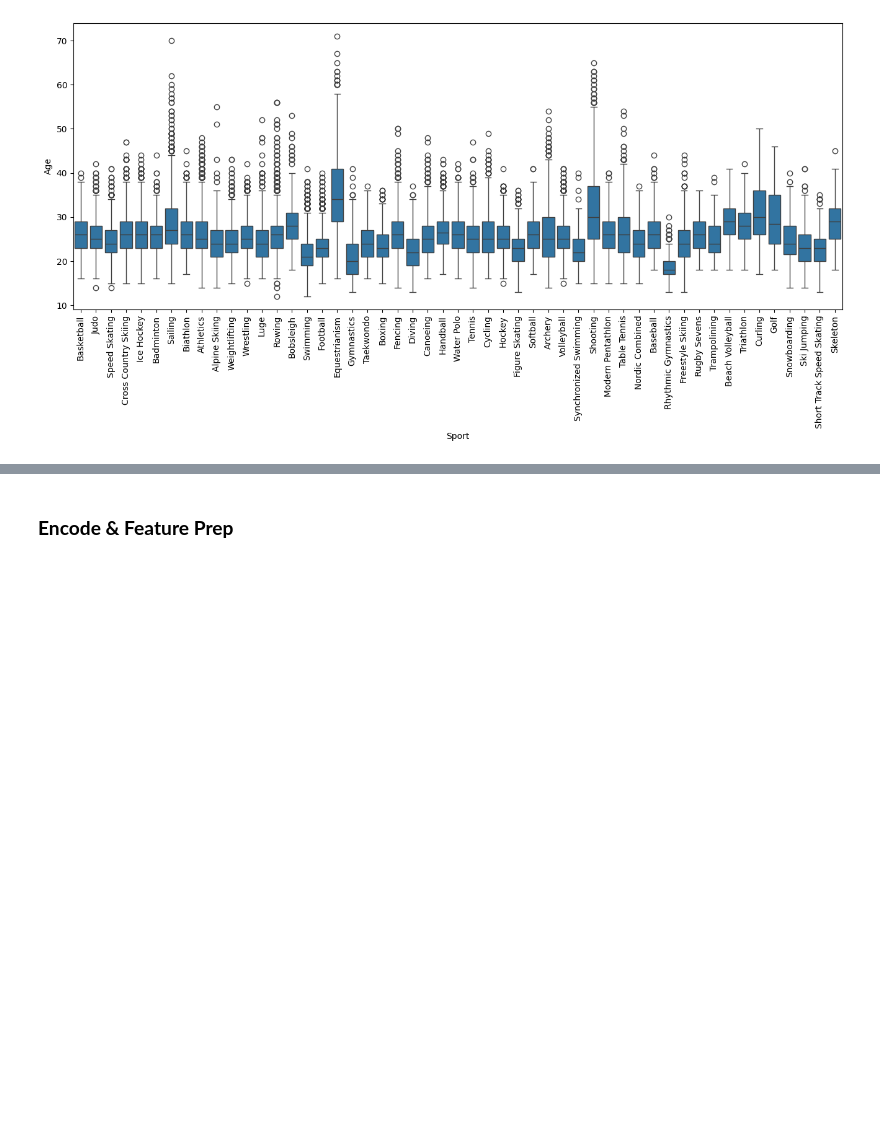
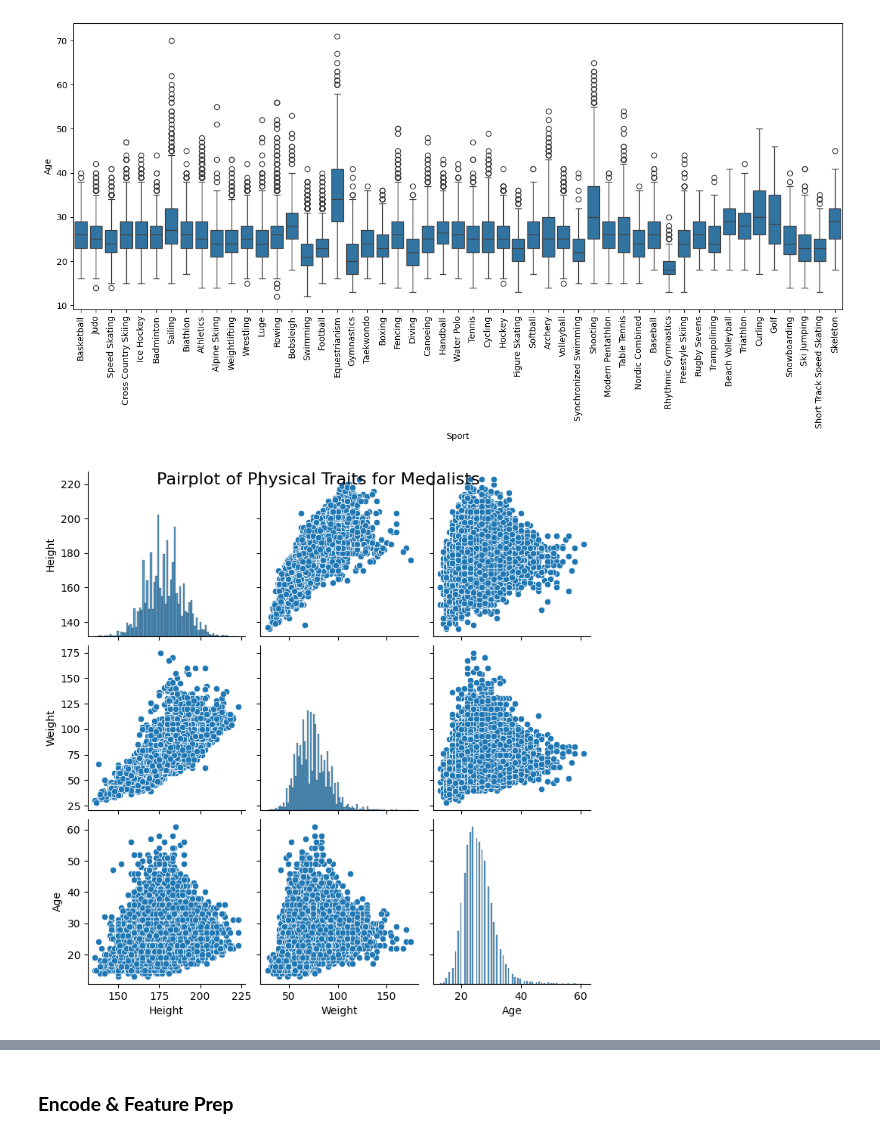
Before and after one commit to SophiaKim100/NDSRP, a Jupyter notebook: Olympic_Events.ipynb, the cells around one changed output, grey strips where cells are left out. Cells and saved outputs as stored; diff of their text form; code cells hidden in the pictures; blank space fills up the shorter version.

```diff
--- a/Olympic_Events.ipynb
+++ b/Olympic_Events.ipynb
@@ -130,3 +129,12 @@ plt.xticks(rotation=90)
 plt.show()
 # %% [output]
 [figure]
+# %%
+medalists_df = all_df[all_df['Medalist'] == 1]
+non_medalists_df = all_df[all_df['Medalist'] == 0]
+# %%
+sns.pairplot(medalists_df[['Height', 'Weight', 'Age']], palette='Greens', diag_kind='hist')
+plt.suptitle("Pairplot of Physical Traits for Medalists", fontsize=16)
+plt.show()
+# %% [output]
+[figure, added]
```
Also changed, not shown: parts of 11 cells of this notebook.
